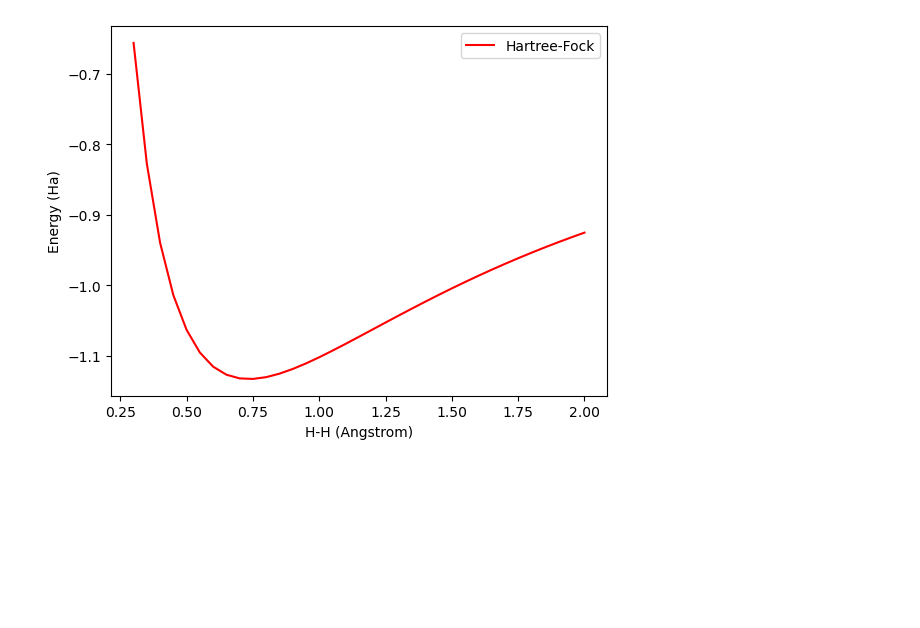
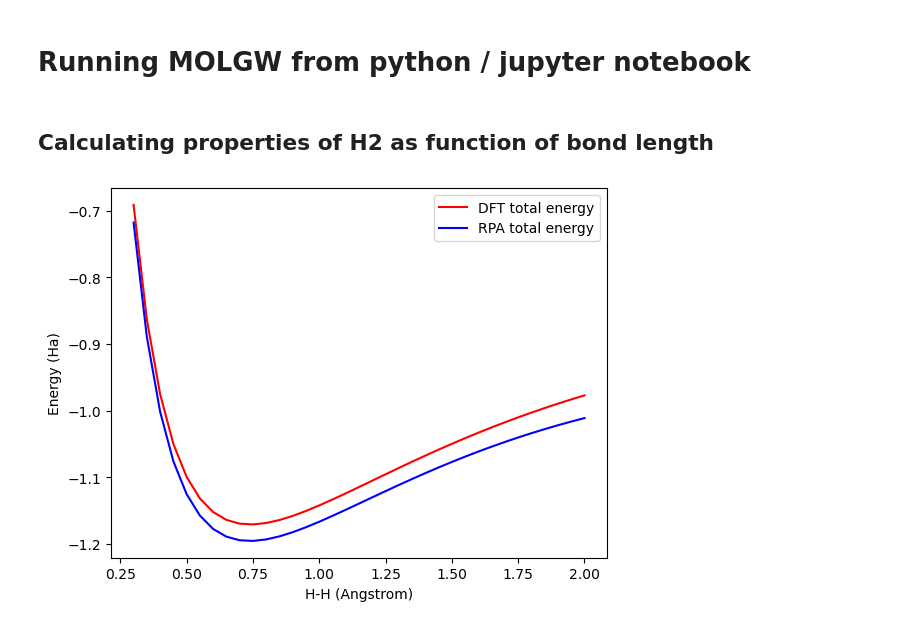
Before and after one commit to molgw/molgw, a Jupyter notebook: docs/running_molgw_with_jupyter.ipynb, the cells around one changed output. Cells and saved outputs as stored; diff of their text form; code cells hidden in the pictures; blank space fills up the shorter version.

Commit message:
improve classes in molgw.py, jupyter notebook file

```diff
--- a/docs/running_molgw_with_jupyter.ipynb
+++ b/docs/running_molgw_with_jupyter.ipynb
@@ -1 +1,3 @@
+# %% [markdown]
+# Running MOLGW from python / jupyter notebook
 # %%
@@ -3,24 +6,38 @@ from molgw import Molgw_outputs, Molgw_input
 import numpy as np
 import matplotlib.pyplot as plt
+# %% [markdown]
+## Calculating properties of H2 as function of bond length
 # %%
-parameters = { 'scf': 'hf',
+# Here are the common parameters
+parameters = { 'scf': 'PBEh',
+              'alpha_hybrid': 0.50,
               'basis': 'cc-pVTZ',
-              'auxil_basis': 'auto'
+              'auxil_basis': 'auto',
+              'postscf': 'GW',
+              'selfenergy_state_range': 0  # just calculate GW for HOMO
              }
-xxx = np.arange(0.3,2.01,0.05)
 # %%
-yyy = []
+xxx = np.arange(0.3,2.01,0.05)   # H2 bond lengths in Angstroms
+edft = []
+erpa = []
+mlgo_collection = Molgw_output_collection()
 for x in xxx:
+    # H2 molecule with varying bond length
     structure = f"H {x} 0. 0.\n" + "H 0. 0. 0.\n"
     parameters["xyz"] = structure
+    # Create the input
     mlgi = Molgw_input(parameters)
+    # Run the calculation here and store the results in mlgo
     mlgo = mlgi.run(tmp="tmp/")
-    yyy.append(mlgo["scf energy"]["total"])
+    mlgo_collection.append(mlgo)
+    edft.append(mlgo["scf energy"]["total"])
+    erpa.append(mlgo["mbpt energy"]["total"])
 # %%
-plt.plot(xxx,yyy,color='red',label='Hartree-Fock')
+plt.plot(xxx,edft,color='red',label='DFT total energy')
+plt.plot(xxx,erpa,color='blue',label='RPA total energy')
 plt.legend()
 plt.xlabel('H-H (Angstrom)')
 plt.ylabel('Energy (Ha)')
 plt.show()
 # %% [output]
-[figure, old version]
+[figure, new version]
```
Also changed, not shown: parts of 6 cells of this notebook, 2 other files.
